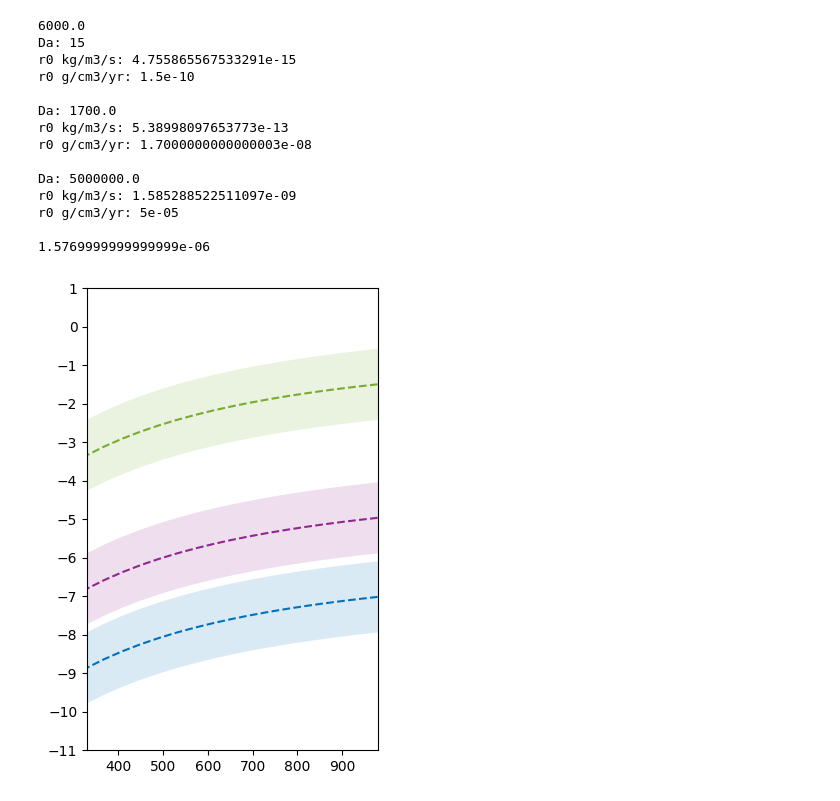
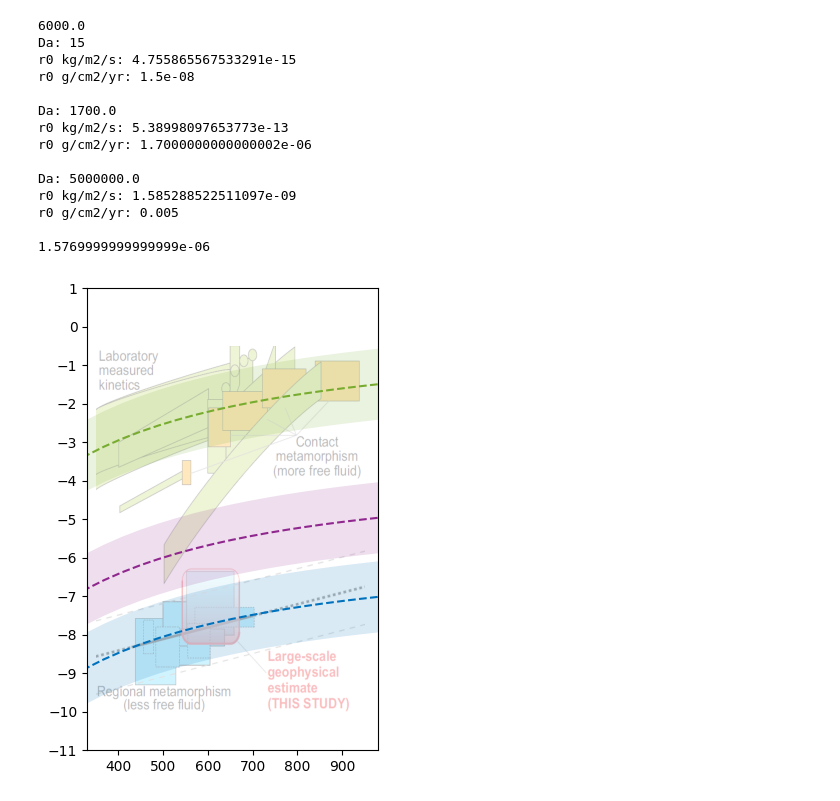
Before and after one commit to mitchellmcm27/tcg-ec, a Jupyter notebook: models/damkohler_fit.ipynb, the cells around one changed output. Drawn from its saved outputs; the diff is of its cells as text; code cells hidden in the pictures.

Commit message:
add hetenyi 2021 figure for background image

```diff
--- a/models/damkohler_fit.ipynb
+++ b/models/damkohler_fit.ipynb
@@ -11,6 +11,9 @@ colors = [
     "#90278e",
     [0.4660, 0.6740, 0.1880]
 ]
+
+
+fig = plt.figure(figsize=[3.75,6])
 
 R = 8.314 # J/mol/K
 T = np.linspace(0.,2000.,50) + 273.15 # K
@@ -40,48 +43,48 @@ def R_net(r0, A):
     R_net_gcy = R_net*1e3 / 100**2 * yr # g/cm2/yr
     return R_net_gcy
 
-fig = plt.figure(figsize=[3.75,6])
-
 for i, Da in enumerate([15, 1.7e3, 5e6]):
     col = colors[i]
 
     r0 = Da*v0*rho0/h0/S0
     print("Da: {}".format(Da))
-    print("r0 kg/m3/s: {}".format(r0))
-    print("r0 g/cm3/yr: {}\n".format(r0*1e3/100**3 * yr))
+    print("r0 kg/m2/s: {}".format(r0))
+    print("r0 g/cm2/yr: {}\n".format(r0*1e3/100**2 * yr))
 
     Rj_gcy = R_net(r0,80)
     Rj_gcy2= R_net(r0,5600)
     Rj_gcy3 = R_net(r0,670)
 
-    p=plt.fill_between(T-273.15, np.log10(Rj_gcy), np.log10(Rj_gcy2),color=col,alpha=0.15,linewidth=0)
-    plt.plot(T-273.15, np.log10(Rj_gcy3),'--',color=col,linewidth=1.5)
+    p=plt.fill_between(T-273.15, np.log10(Rj_gcy), np.log10(Rj_gcy2),color=col,alpha=0.15,linewidth=0,zorder=1)
+    plt.plot(T-273.15, np.log10(Rj_gcy3),'--',color=col,linewidth=1.5,zorder=2)
 
 plt.ylim([-11,1])
 plt.xlim([330,980])
 plt.yticks(np.arange(-11,2,1))
 plt.xticks(np.arange(400,1000,100))
 
 # Bras
-
 Rbras = 1e-12 # per second
 Rbras_gcy = Rbras * yr / S0_cm2g # g/cm2/yr
 print(Rbras_gcy)
 
+img = plt.imread("hetenyi2021.png")
+plt.imshow(img,extent=[350, 950, -10, -0.5],aspect='auto',zorder=-1,alpha=0.3)
+
 plt.savefig("figs/damk.pdf")
 # %% [output]
 6000.0
 Da: 15
-r0 kg/m3/s: 4.755865567533291e-15
-r0 g/cm3/yr: 1.5e-10
+r0 kg/m2/s: 4.755865567533291e-15
+r0 g/cm2/yr: 1.5e-08
 
 Da: 1700.0
-r0 kg/m3/s: 5.38998097653773e-13
-r0 g/cm3/yr: 1.7000000000000003e-08
+r0 kg/m2/s: 5.38998097653773e-13
+r0 g/cm2/yr: 1.7000000000000002e-06
 
 Da: 5000000.0
-r0 kg/m3/s: 1.585288522511097e-09
-r0 g/cm3/yr: 5e-05
+r0 kg/m2/s: 1.585288522511097e-09
+r0 g/cm2/yr: 0.005
 
 1.5769999999999999e-06
-[figure, old version]
+[figure, new version]
```
Also changed, not shown: 2 other files.
